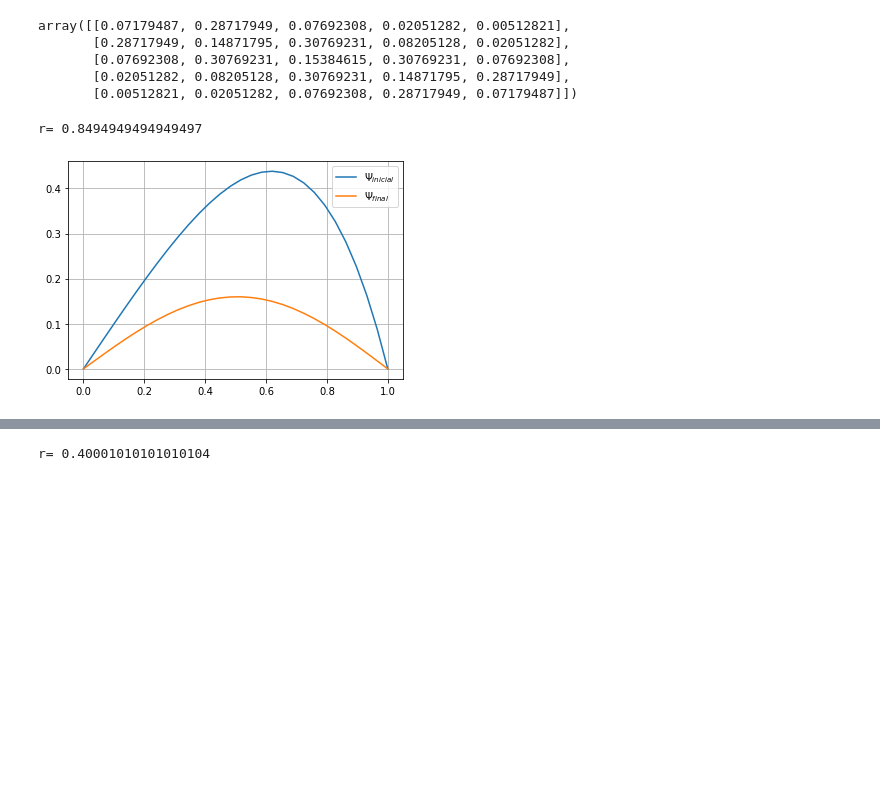
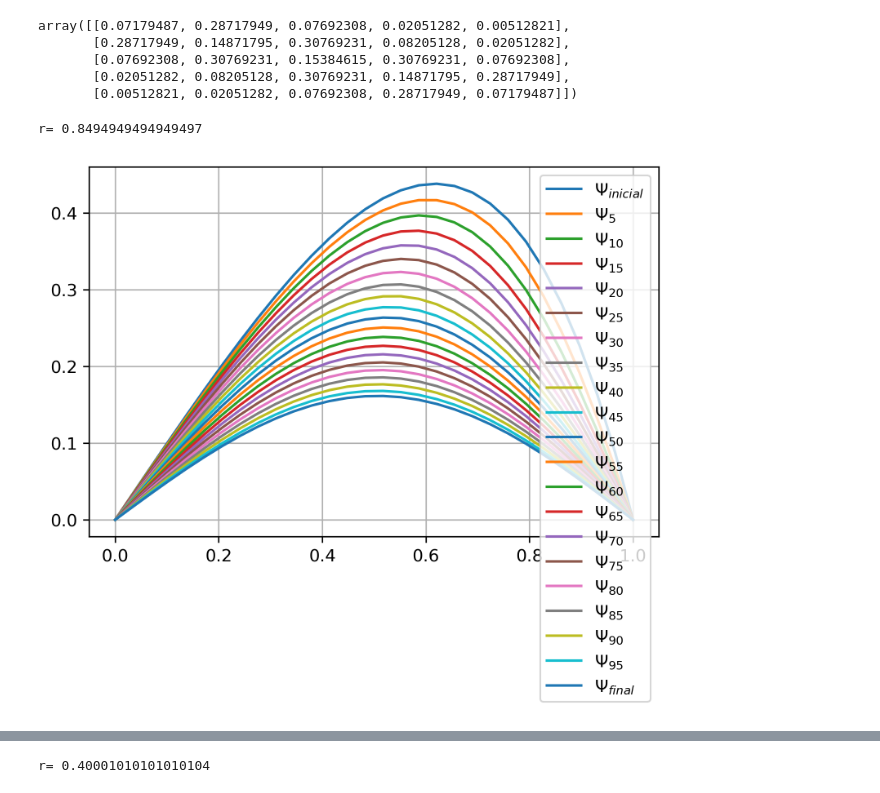
Before and after one commit to richmf/FisComp_borrador, a Jupyter notebook: Ec de calor 1D.ipynb, the cells around one changed output, grey strips where cells are left out. Drawn from its saved outputs; the diff is of its cells as text; code cells hidden in the pictures; blank space fills up the shorter version.

Commit message:
update calor

```diff
--- a/Ec de calor 1D.ipynb
+++ b/Ec de calor 1D.ipynb
@@ -57,23 +57,31 @@ array([[0.07179487, 0.28717949, 0.07692308, 0.02051282, 0.00512821],
 def CR(psi_ini,x,t,D):
     dx , dt = x[1]-x[0] , t[1]-t[0]
     r = (D*dt)/(dx**2)
+    sol_x_t = zeros( (len(x),len(t)) )
     print('r=',r)
+    sol_x_t[:,0] = psi_ini
     E = Mat_AiB(len(x)-2,r)
     psi_in = psi_ini[1:-1]
-    for i in range(len(t)):
+    for i in range(len(t)-1):
         psi_in = dot(E,psi_in)
-    psi_ini[1:-1] = psi_in
-    return psi_ini
+        sol_x_t[1:-1,i+1] = psi_in
+    return sol_x_t
 # %%
 t = linspace(0,1,100)
 x = linspace(0,1,30)
 psi_inicial = x*(1-x)*exp(x)
-plot(x,psi_inicial,label=r'$\Psi_{inicial}$')
-psi_final = CR(psi_inicial,x,t,0.1)
+sol = CR(psi_inicial,x,t,0.1)
+save('Ec_calor_1D.dat',sol)
 
-plot(x,psi_final,label=r'$\Psi_{final}$')
+figure(dpi=300)
+plot(x,sol[:,0],label=r'$\Psi_{inicial}$')
+for i in range(0,len(t)-5,5):
+    plot(x,sol[:,i+5],label=r'$\Psi_{%1.0f}$' %(i+5))
+plot(x,sol[:,-1],label=r'$\Psi_{final}$')
 legend(),grid()
+savefig('Fig_calor1D.pdf')
+savefig('Fig_calor1D.png')
 show()
 # %% [output]
 r= 0.8494949494949497
-[figure, old version]
+[figure, new version]
```
Also changed, not shown: parts of 1 cell of this notebook, 3 other files.
